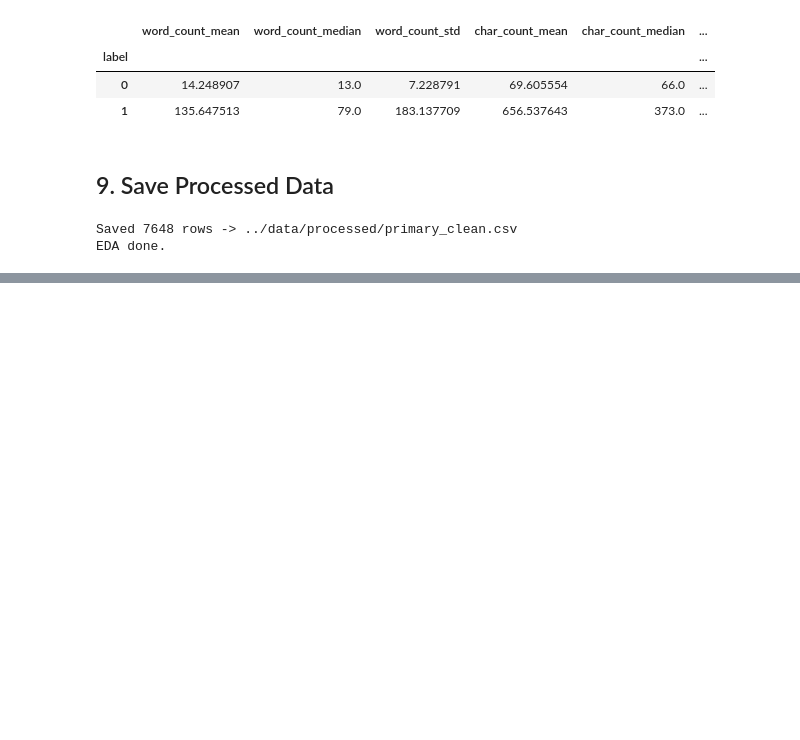
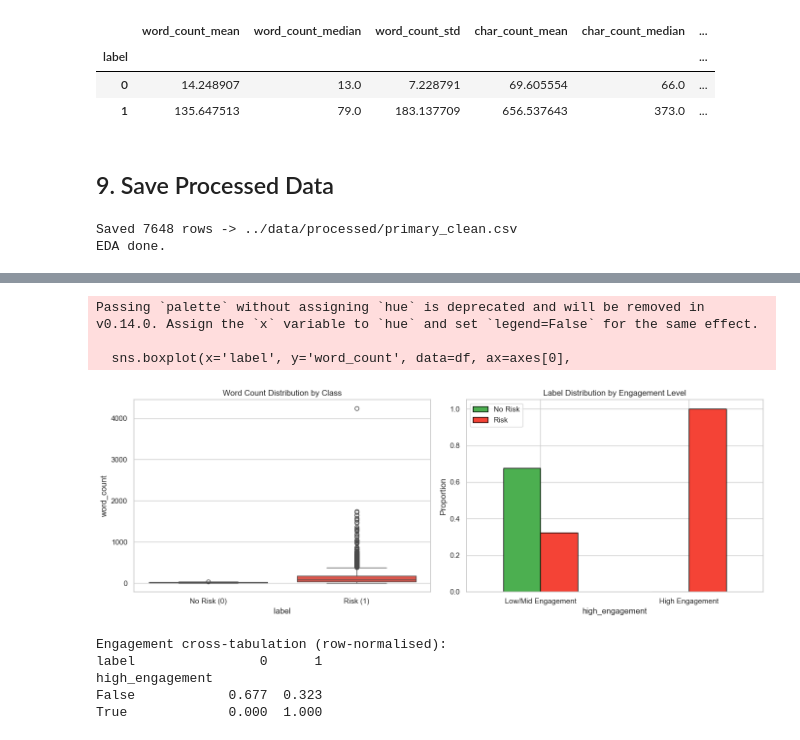
Before and after one commit to kartikshirode/MindLens-AI, a Jupyter notebook: notebooks/01_eda.ipynb, the cells around one changed output, grey strips where cells are left out. Saved outputs shown, nothing was run; the diff lists cells and outputs as text; code cells hidden in the pictures; blank space fills up the shorter version.

```diff
--- a/notebooks/01_eda.ipynb
+++ b/notebooks/01_eda.ipynb
@@ -201,0 +255,35 @@ EDA done.
+# %%
+# Engagement proxy: high word-count posts
+df['high_engagement'] = df['word_count'] > df['word_count'].quantile(0.75)
+
+fig, axes = plt.subplots(1, 2, figsize=(14, 5))
+
+# Box plot
+sns.boxplot(x='label', y='word_count', data=df, ax=axes[0],
+            palette=["#4CAF50", "#F44336"])
+axes[0].set_title("Word Count Distribution by Class")
+axes[0].set_xticklabels(["No Risk (0)", "Risk (1)"])
+
+# Engagement cross-tab
+ct = pd.crosstab(df['high_engagement'], df['label'], normalize='index')
+ct.plot(kind='bar', ax=axes[1], color=["#4CAF50", "#F44336"], edgecolor="black")
+axes[1].set_title("Label Distribution by Engagement Level")
+axes[1].set_xticklabels(["Low/Mid Engagement", "High Engagement"], rotation=0)
+axes[1].set_ylabel("Proportion")
+axes[1].legend(["No Risk", "Risk"])
+
+plt.tight_layout()
+plt.show()
+
+print("Engagement cross-tabulation (row-normalised):")
+print(ct.round(3))
+# %% [output]
+Passing `palette` without assigning `hue` is deprecated and will be removed in v0.14.0. Assign the `x` variable to `hue` and set `legend=False` for the same effect.
+
+  sns.boxplot(x='label', y='word_count', data=df, ax=axes[0],
+[figure, added]
+Engagement cross-tabulation (row-normalised):
+label                0      1
+high_engagement
+False            0.677  0.323
+True             0.000  1.000
```
Also changed, not shown: parts of 9 cells of this notebook.
